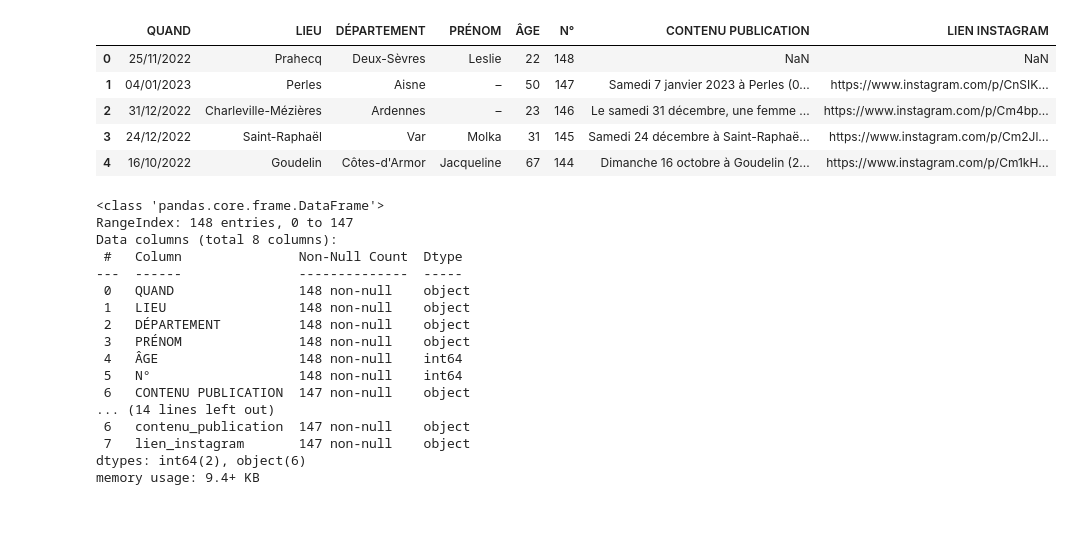
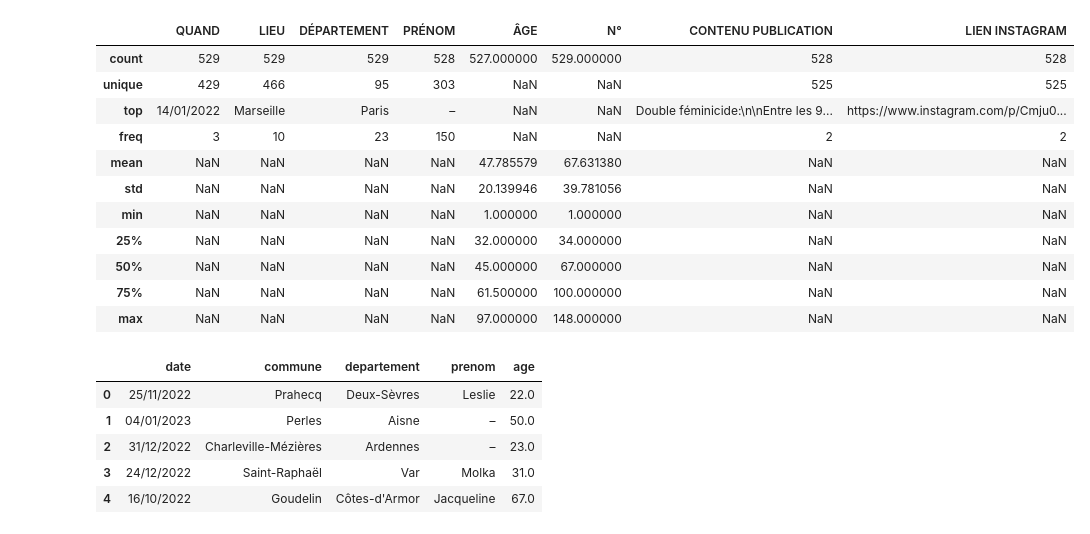
Before and after one commit to Guillaume-BR/feminicide, a Jupyter notebook: notebooks/explore.ipynb, the cells around one changed output. Cells and saved outputs as stored; diff of their text form; code cells hidden in the pictures.

```diff
--- a/notebooks/explore.ipynb
+++ b/notebooks/explore.ipynb
@@ -6,40 +6,25 @@ import folium
 import os
 from folium.plugins import HeatMap
 # %%
-df_2022 = pd.read_csv('../data/raw/feminicide_2022.csv')
+years = range(2022,2026)
+df_all = pd.concat(
+    [pd.read_csv(f'../data/raw/feminicide_{year}.csv') for year in years],
+    ignore_index=True
+)
-# %% [output]
-|  | QUAND | LIEU | DÉPARTEMENT | PRÉNOM | ÂGE | N° | CONTENU PUBLICATION | LIEN INSTAGRAM |
-| 0 | 25/11/2022 | Prahecq | Deux-Sèvres | Leslie | 22 | 148 | NaN | NaN |
-| 1 | 04/01/2023 | Perles | Aisne | – | 50 | 147 | Samedi 7 janvier 2023 à Perles (0... | https://www.instagram.com/p/CnSIK... |
-| 2 | 31/12/2022 | Charleville-Mézières | Ardennes | – | 23 | 146 | Le samedi 31 décembre, une femme ... | https://www.instagram.com/p/Cm4bp... |
-| 3 | 24/12/2022 | Saint-Raphaël | Var | Molka | 31 | 145 | Samedi 24 décembre à Saint-Raphaë... | https://www.instagram.com/p/Cm2Jl... |
-| 4 | 16/10/2022 | Goudelin | Côtes-d'Armor | Jacqueline | 67 | 144 | Dimanche 16 octobre à Goudelin (2... | https://www.instagram.com/p/Cm1kH... |
+# %%
+df_all.describe(include='all')
+# %% [output]
+|  | QUAND | LIEU | DÉPARTEMENT | PRÉNOM | ÂGE | N° | CONTENU PUBLICATION | LIEN INSTAGRAM |
+| count | 529 | 529 | 529 | 528 | 527.000000 | 529.000000 | 528 | 528 |
+| unique | 429 | 466 | 95 | 303 | NaN | NaN | 525 | 525 |
+| top | 14/01/2022 | Marseille | Paris | – | NaN | NaN | Double féminicide:\n\nEntre les 9... | https://www.instagram.com/p/Cmju0... |
+| freq | 3 | 10 | 23 | 150 | NaN | NaN | 2 | 2 |
+| mean | NaN | NaN | NaN | NaN | 47.785579 | 67.631380 | NaN | NaN |
+| std | NaN | NaN | NaN | NaN | 20.139946 | 39.781056 | NaN | NaN |
+| min | NaN | NaN | NaN | NaN | 1.000000 | 1.000000 | NaN | NaN |
+| 25% | NaN | NaN | NaN | NaN | 32.000000 | 34.000000 | NaN | NaN |
+| 50% | NaN | NaN | NaN | NaN | 45.000000 | 67.000000 | NaN | NaN |
+| 75% | NaN | NaN | NaN | NaN | 61.500000 | 100.000000 | NaN | NaN |
+| max | NaN | NaN | NaN | NaN | 97.000000 | 148.000000 | NaN | NaN |
 # %%
-df_2022.info()
-#mettre en lower le lom des colommess
-df_2022.columns = df_2022.columns.str.lower()
-#supprimer les espaces dans les noms de colonnes
-df_2022.columns = df_2022.columns.str.replace(' ', '_')
-#supprmier les caracteres speciaux dans les noms de colonnes
-df_2022.columns = df_2022.columns.str.replace(r'[^\w\s]', '', regex=True)
-#supprimer les accents dans les noms de colonnes
-df_2022.columns = df_2022.columns.str.normalize('NFKD').str.encode('ascii', errors='ignore').str.decode('utf-8')
-df_2022.info()
+df_all = df_all.rename(columns=lambda x: x.strip().lower().replace(' ', '_'))
-# %% [output]
-<class 'pandas.core.frame.DataFrame'>
-RangeIndex: 148 entries, 0 to 147
-Data columns (total 8 columns):
- #   Column               Non-Null Count  Dtype
----  ------               --------------  -----
- 0   QUAND                148 non-null    object
- 1   LIEU                 148 non-null    object
- 2   DÉPARTEMENT          148 non-null    object
- 3   PRÉNOM               148 non-null    object
- 4   ÂGE                  148 non-null    int64
- 5   N°                   148 non-null    int64
- 6   CONTENU PUBLICATION  147 non-null    object
-... (14 lines left out)
- 6   contenu_publication  147 non-null    object
- 7   lien_instagram       147 non-null    object
-dtypes: int64(2), object(6)
-memory usage: 9.4+ KB
@@ -46,6 +38,12 @@ memory usage: 9.4+ KB
 # %%
-#renommer la colonne 'quand' en 'date'
-df_2022 = df_2022.rename(columns={'quand': 'date','lieu':'commune'})
+
 #suppression colonnes inutiles
-df_2022 = df_2022.drop(columns=['contenu_publication','lien_instagram','n'])
+df_all.head()
+# %% [output]
+|  | date | commune | departement | prenom | age |
+| 0 | 25/11/2022 | Prahecq | Deux-Sèvres | Leslie | 22.0 |
+| 1 | 04/01/2023 | Perles | Aisne | – | 50.0 |
+| 2 | 31/12/2022 | Charleville-Mézières | Ardennes | – | 23.0 |
+| 3 | 24/12/2022 | Saint-Raphaël | Var | Molka | 31.0 |
+| 4 | 16/10/2022 | Goudelin | Côtes-d'Armor | Jacqueline | 67.0 |
 # %%
```
Also changed, not shown: parts of 35 cells of this notebook, 5 other files.
